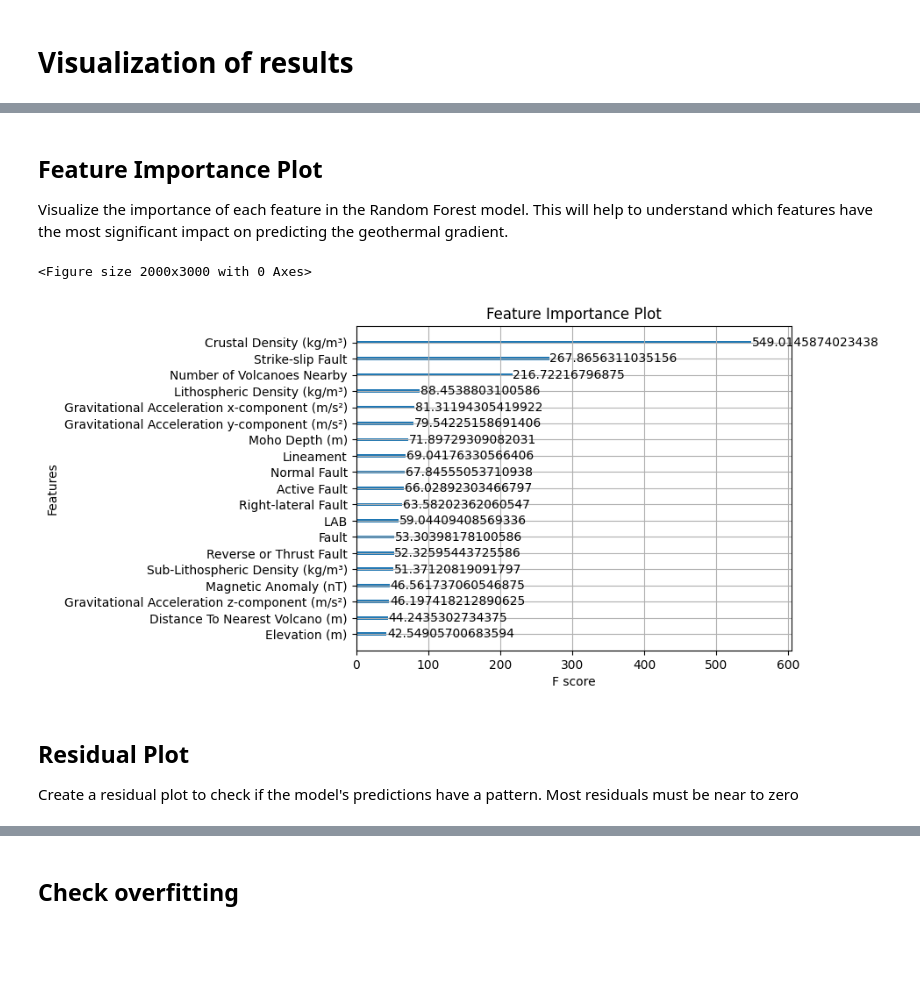
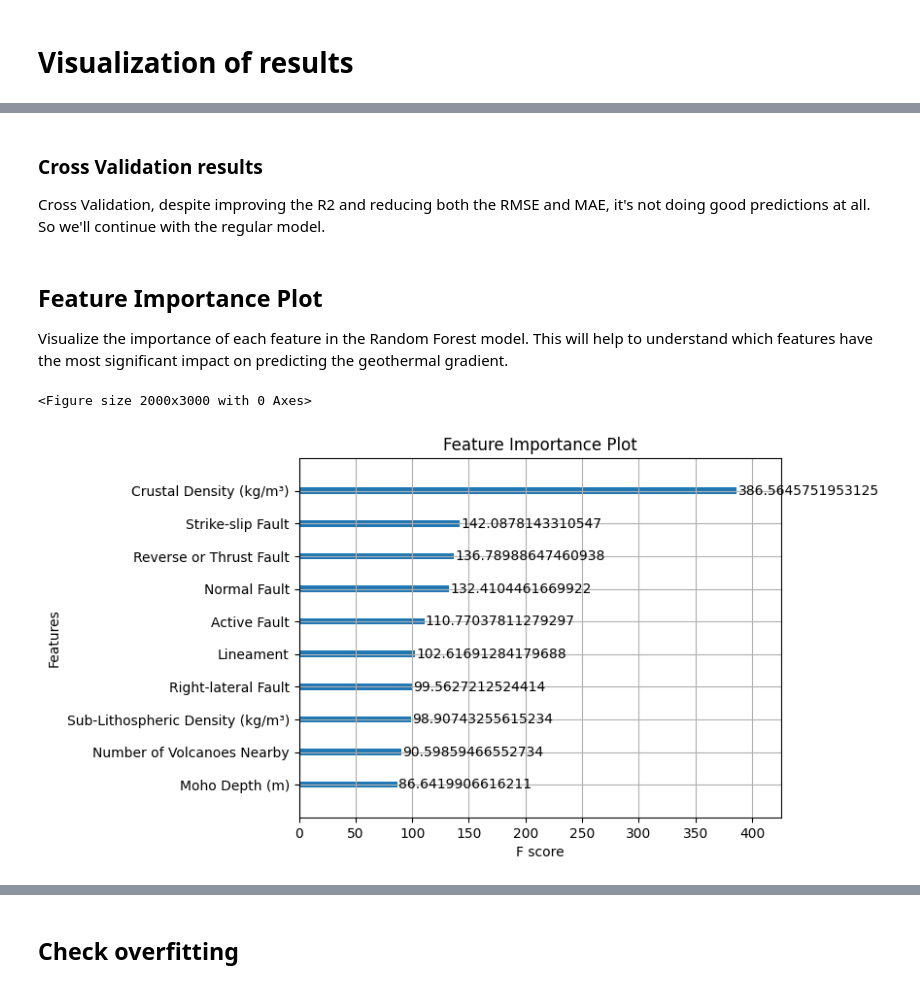
Before and after one commit to jcmefra/Geothermal-Gradient-Machine-Learning, a Jupyter notebook: Model_V2.ipynb, the cells around one changed output, grey strips where cells are left out. Cells and saved outputs as stored; diff of their text form; code cells hidden in the pictures; blank space fills up the shorter version.

```diff
--- a/Model_V2.ipynb
+++ b/Model_V2.ipynb
@@ -1015,0 +965,16 @@ R-squared: 0.3759952781496878
+# %%
+# Create DMatrix objects for XGBoost
+dtrain = xgb.DMatrix(X_train, label=y_train)
+dtest = xgb.DMatrix(X_test, label=y_test)
+
+# Define your parameters for the model
+param = best_params
+
+# Perform 5-fold cross-validation
+cv_results = xgb.cv(dtrain=dtrain, params=param, nfold=5,
+                    num_boost_round=100, early_stopping_rounds=10,
+                    metrics=["rmse", "mae"], as_pandas=True, shuffle=True,
+                    seed=123)
+
+# Print the results
+print(cv_results)
@@ -1015,0 +1023,20 @@ R-squared: 0.3759952781496878
+# %%
+# Extract the best number of boosting rounds
+num_boost_rounds = cv_results['test-rmse-mean'].idxmin()
+
+# Train the final model with the best number of boosting rounds
+final_model = xgb.train(params, dtrain, num_boost_round=num_boost_rounds)
+
+# Make predictions on the test set
+d_pred = final_model.predict(dtest)
+
+# Evaluate the model's performance on the test set
+mse = mean_squared_error(y_test, d_pred)
+print(f'Mean Squared Error on Test Set: {mse}')
+
+# Visualize cross-validation results
+cv_results[['train-rmse-mean', 'test-rmse-mean']].plot()
+plt.xlabel('Number of Boosting Rounds')
+plt.ylabel('RMSE')
+plt.title('XGBoost Cross-Validation Results')
+plt.show()
@@ -1018,3 +1134,7 @@ R-squared: 0.3759952781496878
+# %% [markdown]
+### Cross Validation results
+
+Cross Validation, despite improving the R2 and reducing both the RMSE and MAE, it's not doing good predictions at all. So we'll continue with the regular model.
 # %% [markdown]
 ## Feature Importance Plot
 
@@ -1022,13 +1142,9 @@ Visualize the importance of each feature in the Random Forest model. This will h
 # %%
 # Plot feature importance
 plt.figure(figsize=(20, 30))
-xgb.plot_importance(best_xgb_model, importance_type='gain', max_num_features=20)
+xgb.plot_importance(best_xgb_model, importance_type='gain', max_num_features=10)
 plt.title('Feature Importance Plot')
 plt.show()
 # %% [output]
 <Figure size 2000x3000 with 0 Axes>
-[figure, old version]
+[figure, new version]
-# %% [markdown]
-## Residual Plot
-
-Create a residual plot to check if the model's predictions have a pattern. Most residuals must be near to zero
```
Also changed, not shown: parts of 34 cells of this notebook.
